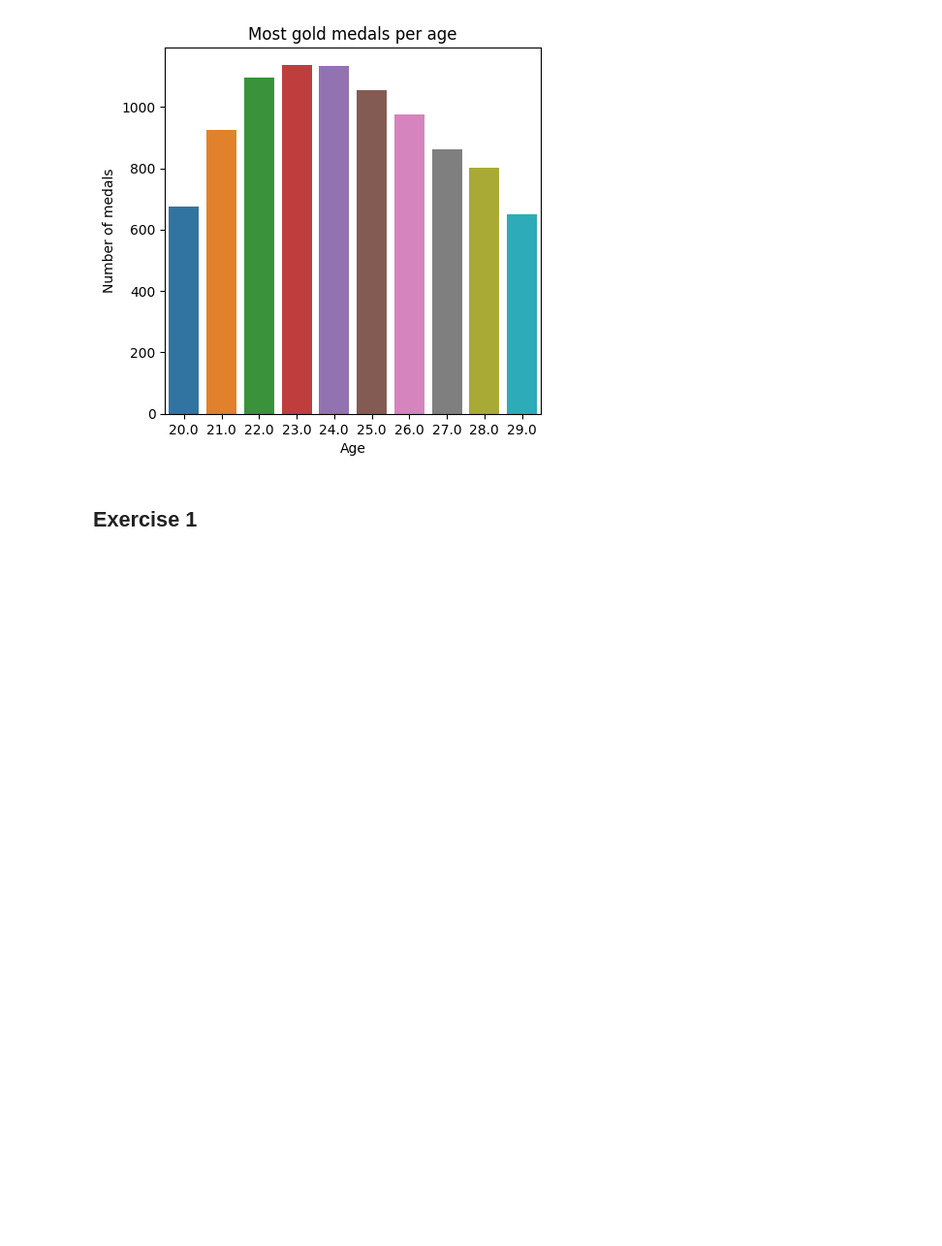
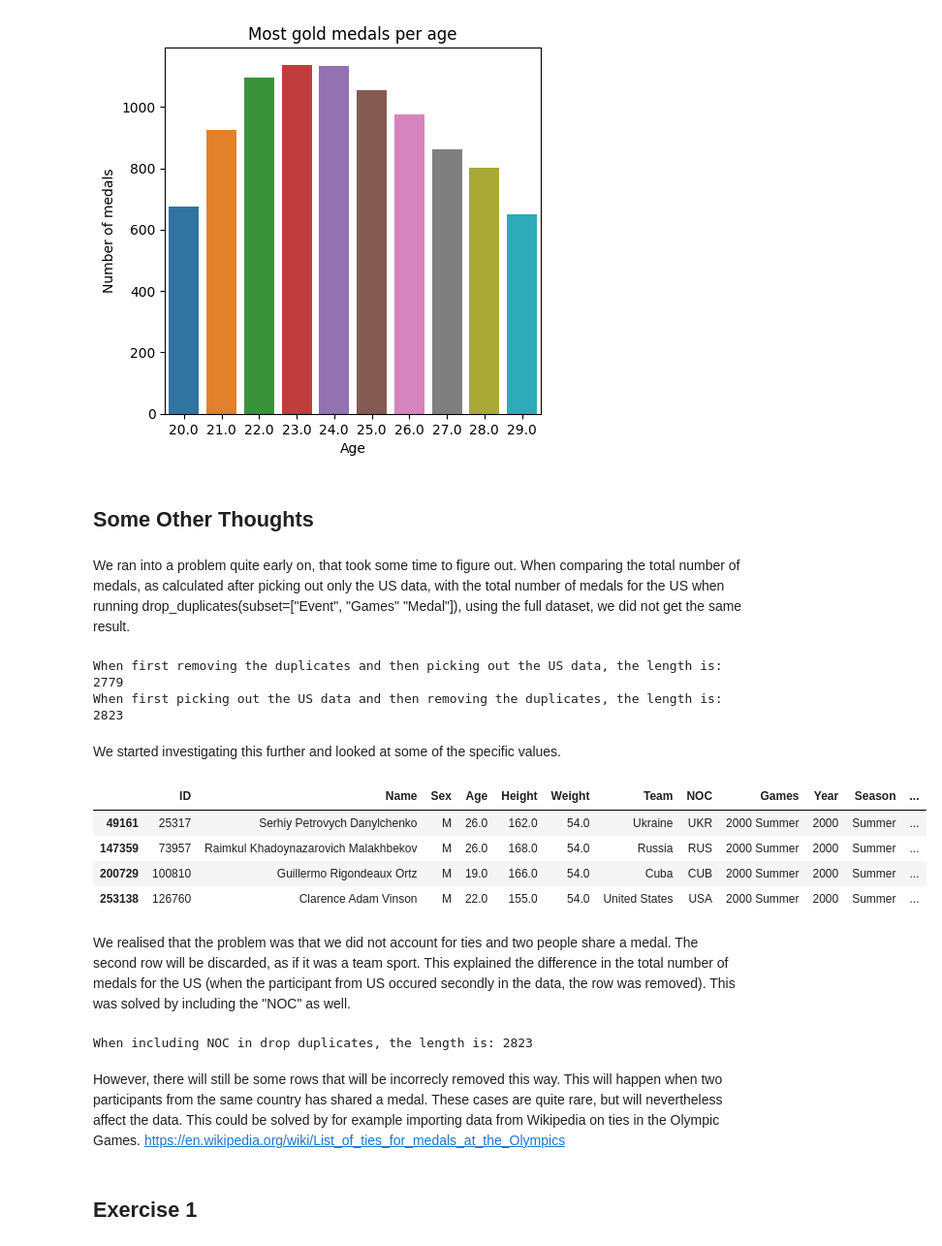
Before and after one commit to Anna-MariaSjolund/Databehandling-OS-projekt-Anna-MariaSjolund-ChristopherSeander, a Jupyter notebook: USA.ipynb, the cells around one changed output. Shown at 97% size. Cells and saved outputs as stored; diff of their text form; code cells hidden in the pictures; blank space fills up the shorter version.

```diff
--- a/USA.ipynb
+++ b/USA.ipynb
@@ -360,6 +364,44 @@ ax.set_xlabel("Age")
 plt.show()
 # %% [output]
 [figure]
+# %% [markdown]
+## Some Other Thoughts
+# %% [markdown]
+We ran into a problem quite early on, that took some time to figure out. When comparing the total number of medals, as calculated after picking out only the US data, with the total number of medals for the US when running drop_duplicates(subset=["Event", "Games" "Medal"]), using the full dataset, we did not get the same result.
+# %%
+test1 = os_data.dropna(subset=["Medal"])
+test1 = test1.drop_duplicates(subset=["Event", "Games", "Medal"])
+test1 = test1[test1["NOC"] == "USA"]
+print(f"When first removing the duplicates and then picking out the US data, the length is: {len(test1)}")
+
+test2 = os_data.dropna(subset=["Medal"])
+test2 = test2[test2["NOC"] == "USA"]
+test2 = test2.drop_duplicates(subset=["Event", "Games", "Medal"])
+print(f"When first picking out the US data and then removing the duplicates, the length is: {len(test2)}")
+# %% [output]
+When first removing the duplicates and then picking out the US data, the length is: 2779
+When first picking out the US data and then removing the duplicates, the length is: 2823
+# %% [markdown]
+We started investigating this further and looked at some of the specific values.
+# %%
+os_data[os_data["Year"] == 2000][os_data["Event"] == "Boxing Men's Bantamweight"][os_data["Medal"].notna()]
+# %% [output]
+|  | ID | Name | Sex | Age | Height | Weight | Team | NOC | Games | Year | Season | ... |
+| 49161 | 25317 | Serhiy Petrovych Danylchenko | M | 26.0 | 162.0 | 54.0 | Ukraine | UKR | 2000 Summer | 2000 | Summer | ... |
+| 147359 | 73957 | Raimkul Khadoynazarovich Malakhbekov | M | 26.0 | 168.0 | 54.0 | Russia | RUS | 2000 Summer | 2000 | Summer | ... |
+| 200729 | 100810 | Guillermo Rigondeaux Ortz | M | 19.0 | 166.0 | 54.0 | Cuba | CUB | 2000 Summer | 2000 | Summer | ... |
+| 253138 | 126760 | Clarence Adam Vinson | M | 22.0 | 155.0 | 54.0 | United States | USA | 2000 Summer | 2000 | Summer | ... |
+# %% [markdown]
+We realised that the problem was that we did not account for ties and two people share a medal. The second row will be discarded, as if it was a team sport. This explained the difference in the total number of medals for the US (when the participant from US occured secondly in the data, the row was removed). This was solved by including the "NOC" as well.
+# %%
+test3 = os_data.dropna(subset=["Medal"])
+test3 = test3.drop_duplicates(subset=["NOC", "Event", "Games", "Medal"])
+test3 = test3[test3["NOC"] == "USA"]
+print(f"When including NOC in drop duplicates, the length is: {len(test3)}")
+# %% [output]
+When including NOC in drop duplicates, the length is: 2823
+# %% [markdown]
+However, there will still be some rows that will be incorrecly removed this way. This will happen when two participants from the same country has shared a medal. These cases are quite rare, but will nevertheless affect the data. This could be solved by for example importing data from Wikipedia on ties in the Olympic Games. <https://en.wikipedia.org/wiki/List_of_ties_for_medals_at_the_Olympics>
 # %% [markdown]
 ## Exercise 1
 # %%
```
Also changed, not shown: parts of 23 cells of this notebook.
